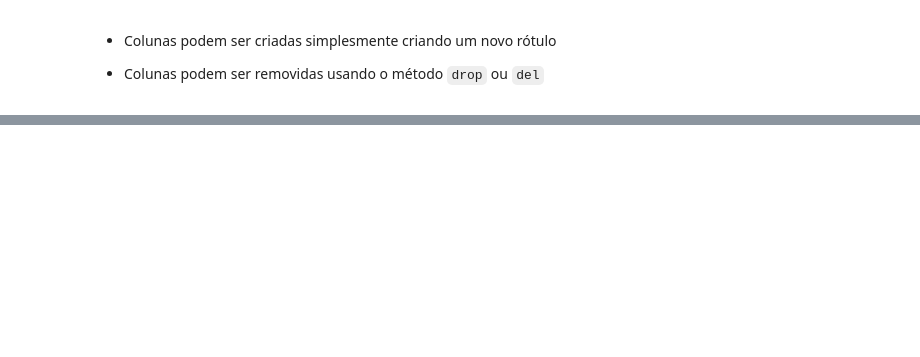
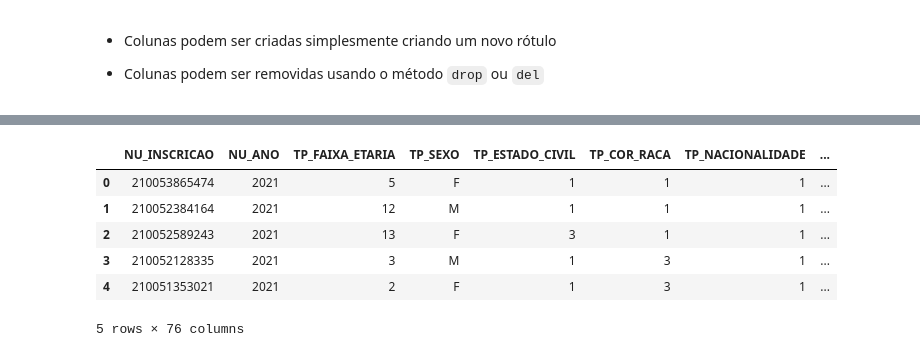
Before and after one commit to romulovieira777/Analise_Exploratoria_de_Dados_com_Python, a Jupyter notebook: Modulo_01_Introducao/Python_Code/01_Analise_Exploratoria_de_Dados.ipynb, the cells around one changed output, grey strips where cells are left out. Cells and saved outputs as stored; diff of their text form; code cells hidden in the pictures; blank space fills up the shorter version.

```diff
--- a/Modulo_01_Introducao/Python_Code/01_Analise_Exploratoria_de_Dados.ipynb
+++ b/Modulo_01_Introducao/Python_Code/01_Analise_Exploratoria_de_Dados.ipynb
@@ -491,0 +827,11 @@ memory usage: 224.0+ bytes
+# %%
+enem_df = pd.read_csv('/content/MICRODADOS_ENEM_2021.csv', sep=';', encoding='latin-1')
+enem_df.head()
+# %% [output]
+|  | NU_INSCRICAO | NU_ANO | TP_FAIXA_ETARIA | TP_SEXO | TP_ESTADO_CIVIL | TP_COR_RACA | TP_NACIONALIDADE | ... |
+| 0 | 210053865474 | 2021 | 5 | F | 1 | 1 | 1 | ... |
+| 1 | 210052384164 | 2021 | 12 | M | 1 | 1 | 1 | ... |
+| 2 | 210052589243 | 2021 | 13 | F | 3 | 1 | 1 | ... |
+| 3 | 210052128335 | 2021 | 3 | M | 1 | 3 | 1 | ... |
+| 4 | 210051353021 | 2021 | 2 | F | 1 | 3 | 1 | ... |
+5 rows × 76 columns
```
Also changed, not shown: parts of 41 cells of this notebook.
